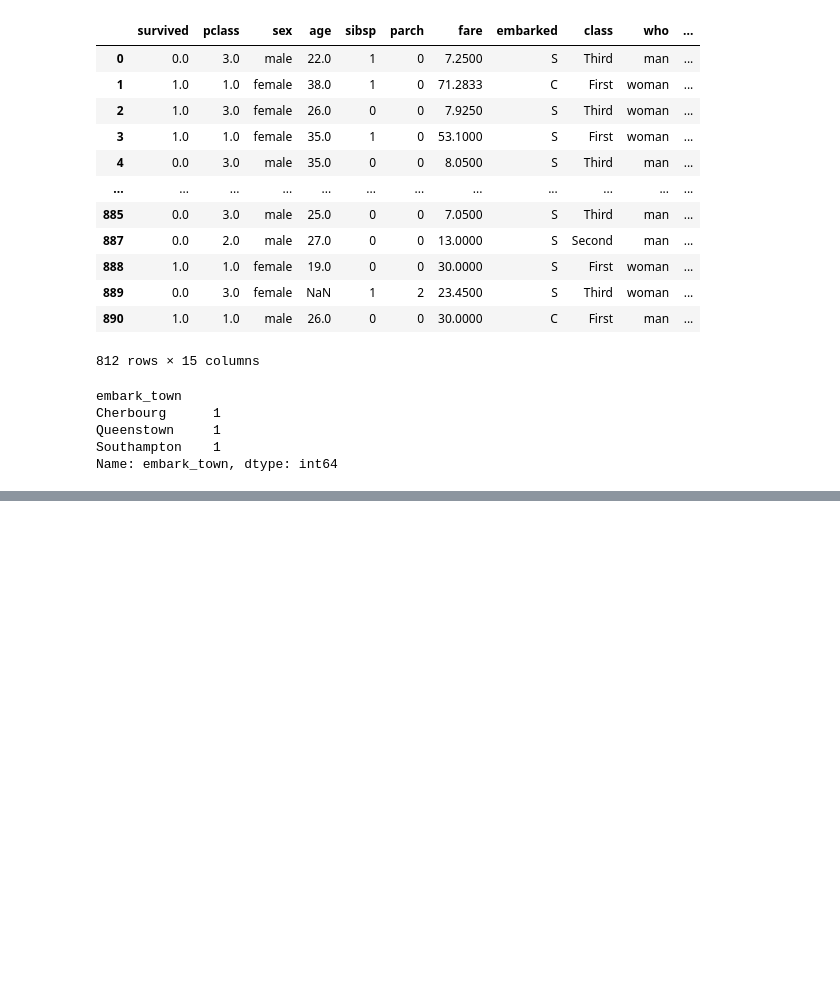
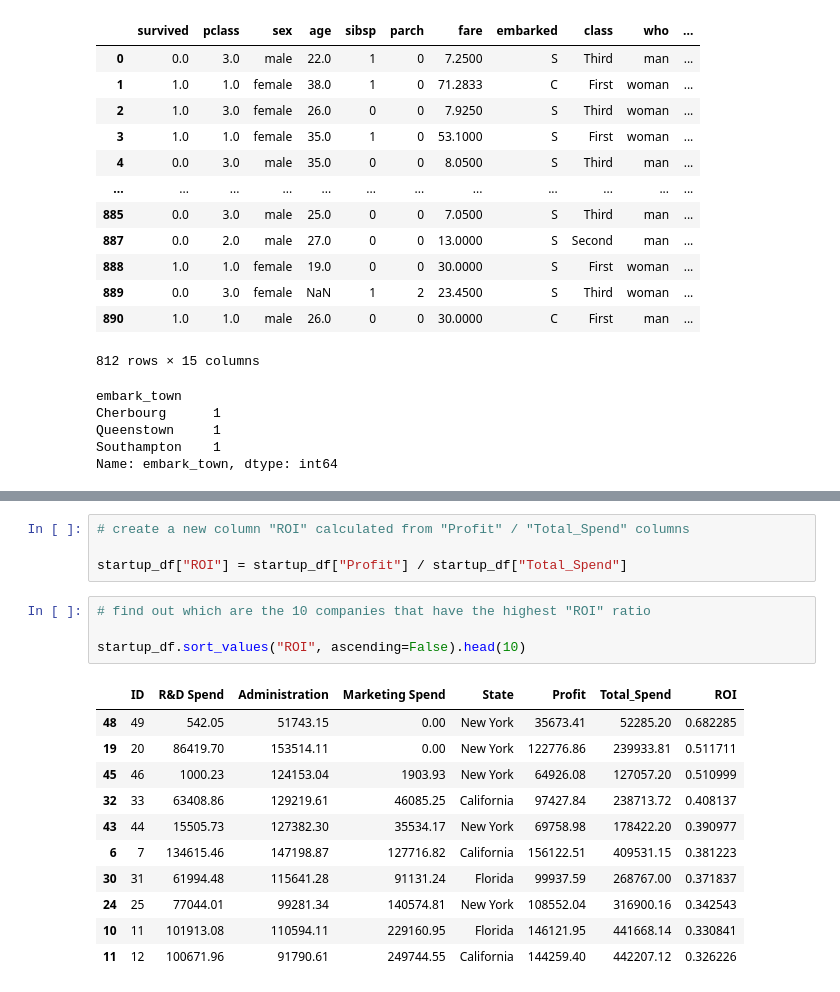
Before and after one commit to ikokkas/Exercises, a Jupyter notebook: Exercises.ipynb, the cells around one changed output, grey strips where cells are left out. Drawn from its saved outputs; the diff is of its cells as text; blank space fills up the shorter version.

```diff
--- a/Exercises.ipynb
+++ b/Exercises.ipynb
@@ -495,0 +580,20 @@ Name: embark_town, dtype: int64
+# %%
+# create a new column "ROI" calculated from "Profit" / "Total_Spend" columns
+
+startup_df["ROI"] = startup_df["Profit"] / startup_df["Total_Spend"]
+# %%
+# find out which are the 10 companies that have the highest "ROI" ratio
+
+startup_df.sort_values("ROI", ascending=False).head(10)
+# %% [output]
+|  | ID | R&D Spend | Administration | Marketing Spend | State | Profit | Total_Spend | ROI |
+| 48 | 49 | 542.05 | 51743.15 | 0.00 | New York | 35673.41 | 52285.20 | 0.682285 |
+| 19 | 20 | 86419.70 | 153514.11 | 0.00 | New York | 122776.86 | 239933.81 | 0.511711 |
+| 45 | 46 | 1000.23 | 124153.04 | 1903.93 | New York | 64926.08 | 127057.20 | 0.510999 |
+| 32 | 33 | 63408.86 | 129219.61 | 46085.25 | California | 97427.84 | 238713.72 | 0.408137 |
+| 43 | 44 | 15505.73 | 127382.30 | 35534.17 | New York | 69758.98 | 178422.20 | 0.390977 |
+| 6 | 7 | 134615.46 | 147198.87 | 127716.82 | California | 156122.51 | 409531.15 | 0.381223 |
+| 30 | 31 | 61994.48 | 115641.28 | 91131.24 | Florida | 99937.59 | 268767.00 | 0.371837 |
+| 24 | 25 | 77044.01 | 99281.34 | 140574.81 | New York | 108552.04 | 316900.16 | 0.342543 |
+| 10 | 11 | 101913.08 | 110594.11 | 229160.95 | Florida | 146121.95 | 441668.14 | 0.330841 |
+| 11 | 12 | 100671.96 | 91790.61 | 249744.55 | California | 144259.40 | 442207.12 | 0.326226 |
```
Also changed, not shown: parts of 6 cells of this notebook.
